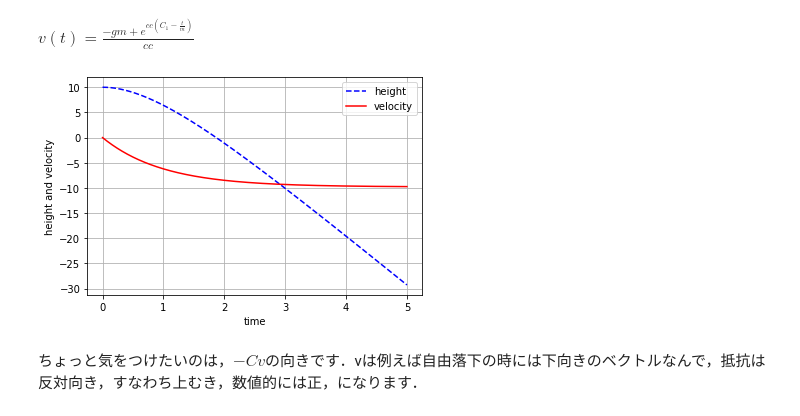
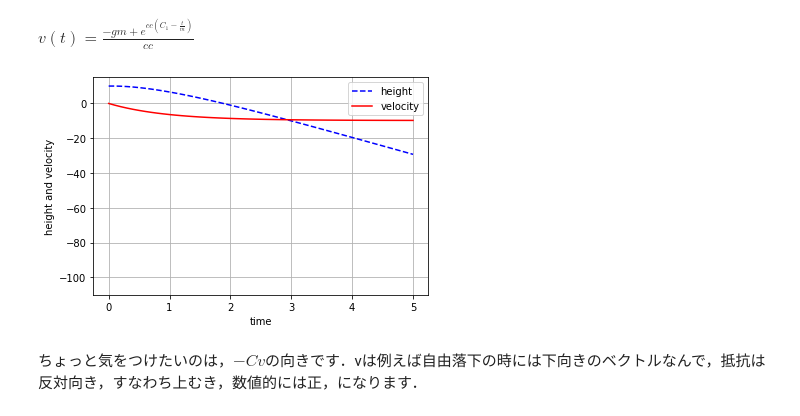
Before and after one commit to daddygongon/intro_info_26s, a Jupyter notebook: c2_solar_system/d1_python_ode.ipynb, the cells around one changed output. Saved outputs shown, nothing was run; the diff lists cells and outputs as text; code cells hidden in the pictures.

```diff
--- a/c2_solar_system/d1_python_ode.ipynb
+++ b/c2_solar_system/d1_python_ode.ipynb
@@ -83,7 +83,7 @@ x_{i+1} &= x_i + v_i\, dt
 $$
 なる連立方程式を解くことに置き換わります．これをpythonで関数にして，さらに計算結果を表示させてみます．
 # %%
-def euler(x0, v0):
+def euler1(x0, v0):
   v1 = v0 - g * dt
   x1 = x0 + v0 * dt
   return x1, v1
@@ -92,32 +92,33 @@ Eulerは$x_i$, $v_i$を受け取って，先ほど導いた簡単な計算によ
 # %%
 import matplotlib.pyplot as plt
 
-def my_plot(xx, vv, tt):
+def my_plot(xx, vv, tt, y_range=None):
     plt.plot(tt, xx, color = 'b', linestyle='--',label="height")
     plt.plot(tt, vv, color = 'r', label="velocity")
     plt.legend()
     plt.xlabel('time')
     plt.ylabel('height and velocity')
+    if y_range is not None:
+        plt.ylim(y_range)
     plt.grid()
     plt.show()
 # %%
 #g, dt =9.8, 0.01
 g, dt =9.8, 0.1
-tt,xx,vv=[0.0],[10.0],[0.0] #for compare rain_drop
+tt,xx,vv=[0.0],[10.0],[0.0]
 #tt,xx,vv=[0.0],[0.0],[9.8]
-#tt,xx,vv=[10.0],[0.0],[0.0]
 
 
 t = 0.0
 
-for i in range(0,50): #250 for compare rain_drop
+for i in range(0,50):
   t += dt
-  x, v = euler(xx[-1],vv[-1])
+  x, v = euler1(xx[-1],vv[-1])
   tt.append(t)
   xx.append(x)
   vv.append(v)
 
 # print(xx)
 # print(vv)
-my_plot(xx, vv, tt)
+my_plot(xx, vv, tt,y_range=(-110, 15))
 # %% [output]
@@ -189,20 +190,20 @@ def euler2(x0, v0):
   x1 = x0 + v0 * dt
   return [x1, v1]
 # %%
-g, dt, cc=9.8, 0.01, 1.0
+g, dt, cc=9.8, 0.1, 1.0
 # tt,xx,vv=[0.0],[0.0],[-10]
 tt,xx,vv=[0.0],[10.0],[0.0]
 t = 0.0
-for i in range(0,500):
+for i in range(0,50):
   t += dt
   x, v = euler2(xx[-1],vv[-1])
   tt.append(t)
   xx.append(x)
   vv.append(v)
 
-my_plot(xx, vv, tt)
+my_plot(xx, vv, tt, y_range=(-110, 15))
 # %% [output]
-[figure, old version]
+[figure, new version]
 # %% [markdown]
 ちょっと気をつけたいのは，$-Cv$の向きです．vは例えば自由落下の時には下向きのベクトルなんで，抵抗は反対向き，すなわち上むき，数値的には正，になります．
 # %% [markdown]
```
Also changed, not shown: parts of 2 cells of this notebook, 27 other files.
